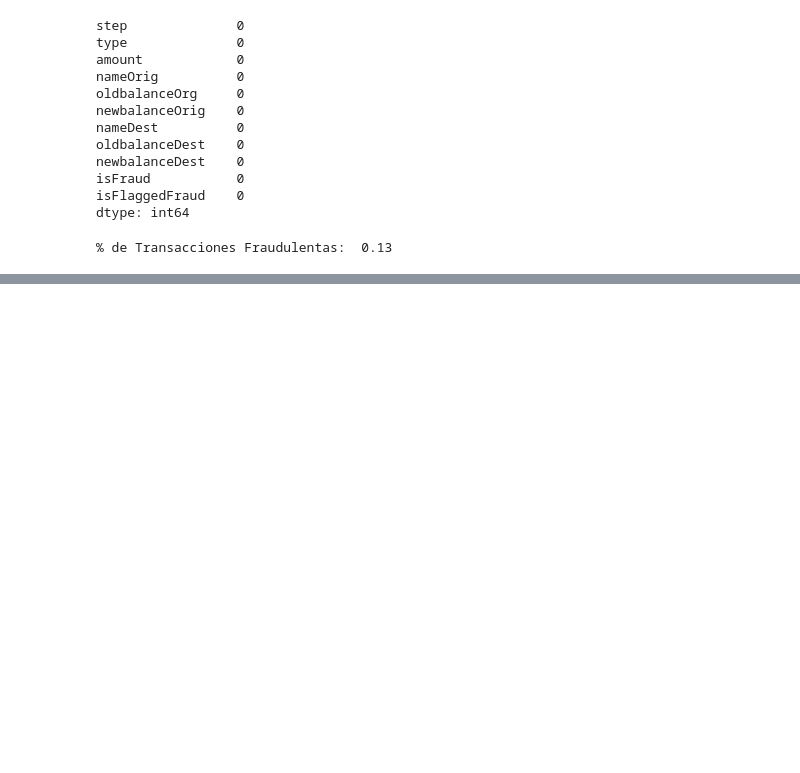
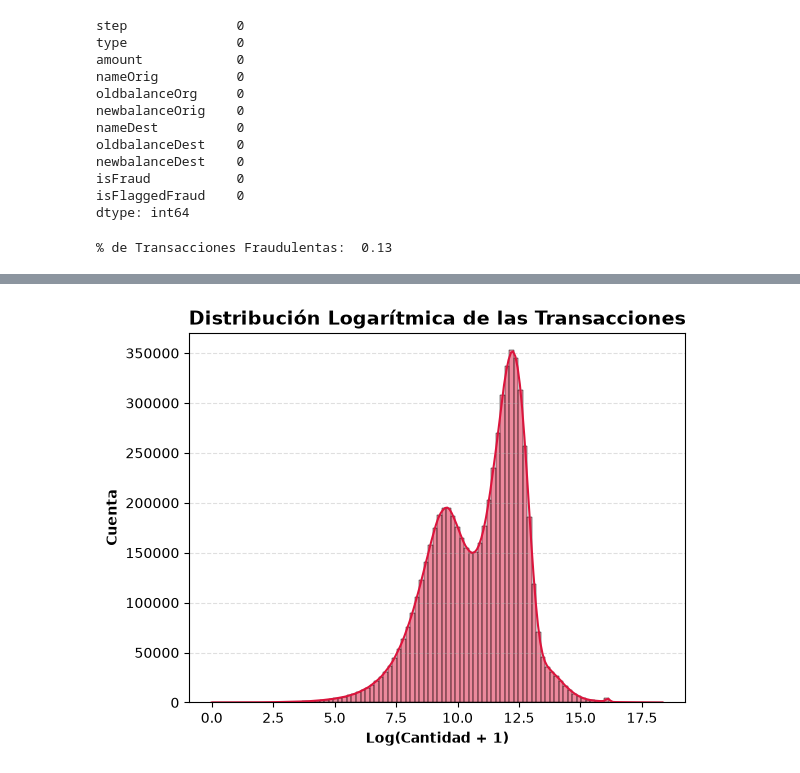
Before and after one commit to carmele9/AML_Detection_Project, a Jupyter notebook: notebooks/analysis.ipynb, the cells around one changed output, grey strips where cells are left out. Saved outputs shown, nothing was run; the diff lists cells and outputs as text; code cells hidden in the pictures; blank space fills up the shorter version.

```diff
--- a/notebooks/analysis.ipynb
+++ b/notebooks/analysis.ipynb
@@ -127,0 +204,13 @@ fig.write_image("../images/tipos_de_transacciones.png")
+# %%
+#---------------
+# VISUALIZACIÓN DE LAS ESTADISTICAS
+#---------------
+
+sns.histplot(np.log1p(df['amount']), color= 'crimson', kde= True, bins=100)
+plt.title("Distribución Logarítmica de las Transacciones", fontsize=14, fontweight="bold")
+plt.grid(axis="y", linestyle="--", alpha=0.4)
+plt.xlabel("Log(Cantidad + 1)", fontsize=10, fontweight="bold")
+plt.ylabel("Cuenta", fontsize=10, fontweight="bold")
+plt.show()
+# %% [output]
+[figure, added]
```
Also changed, not shown: parts of 16 cells of this notebook, 2 other files.
